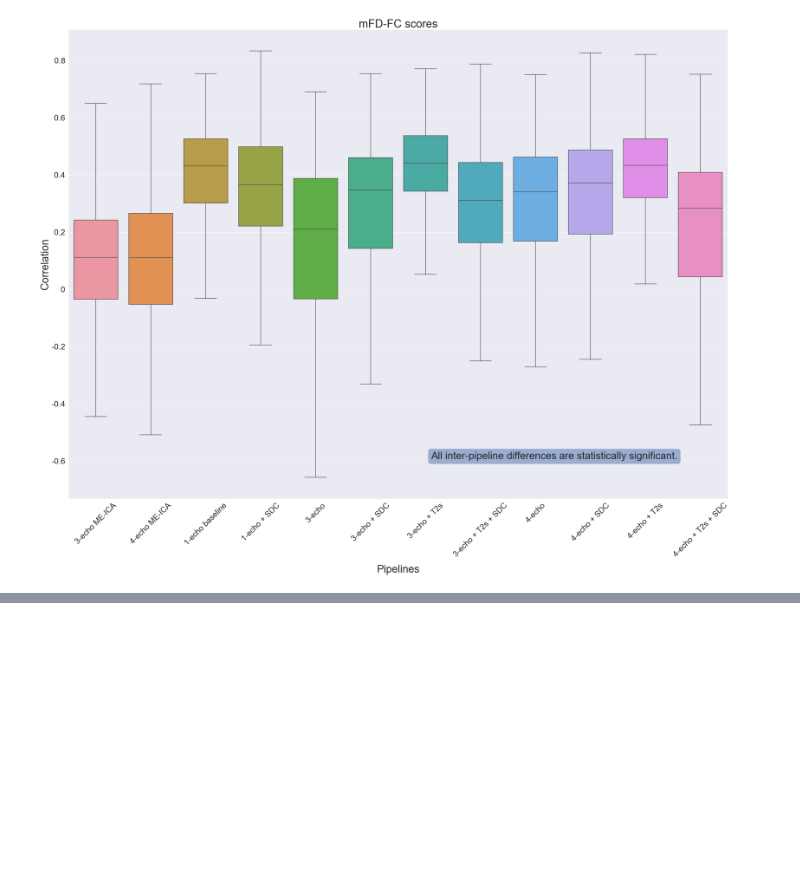
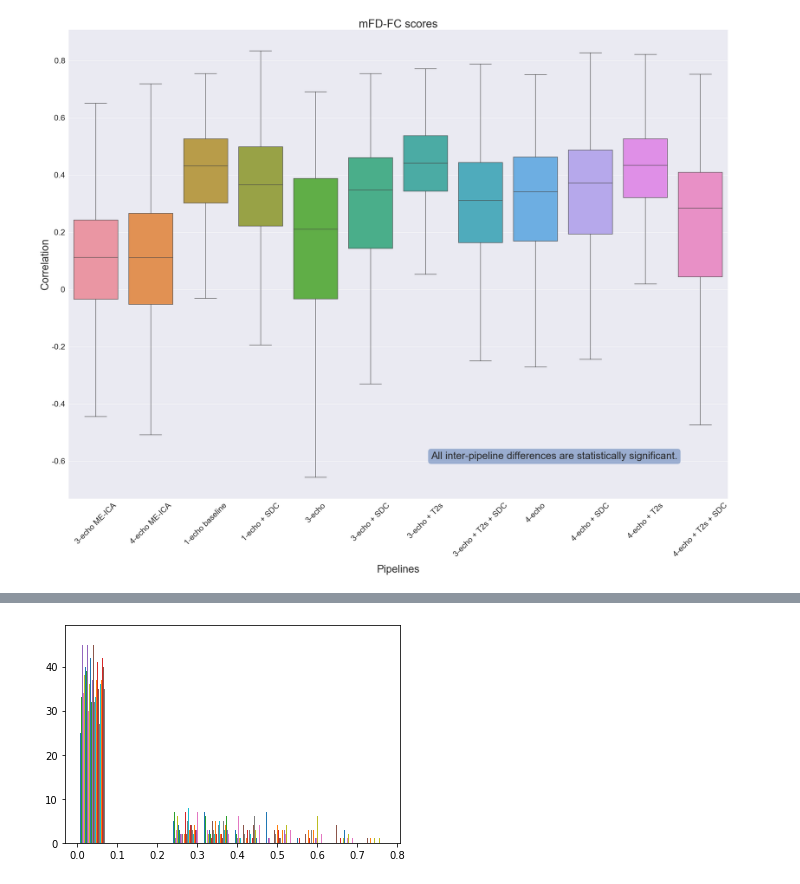
Before and after one commit to misho-dimitrov/Motion_Correction_rs-fMRI, a Jupyter notebook: calc_conn_mFD_multi_pipe.ipynb, the cells around one changed output, grey strips where cells are left out. Drawn from its saved outputs; the diff is of its cells as text; code cells hidden in the pictures; blank space fills up the shorter version.

Commit message:
added Fisher's z-transform to be able to compare my mFD-FC results to those of Dipasquale et al., 2017

```diff
--- a/calc_conn_mFD_multi_pipe.ipynb
+++ b/calc_conn_mFD_multi_pipe.ipynb
@@ -828,3 +836,6 @@ plt.savefig('mFD-FC.png')
 [figure]
 # %%
 # https://stackoverflow.com/questions/36578458/how-does-one-insert-statistical-annotations-stars-or-p-values-into-matplotlib
+# %%
+corr_matrix = pd.read_csv('~/Downloads/PhD/Analysis/QC/mfd-fc_pipeline0_matrix.csv', delimiter=',', header=None)
+corr_matrix = corr_matrix.to_numpy()
@@ -830,0 +876,2 @@ plt.savefig('mFD-FC.png')
+# %%
+corr_matrix[corr_matrix < 0.25] = 0
@@ -830,0 +894,10 @@ plt.savefig('mFD-FC.png')
+# %%
+# Fisher R-to-Z transform (to compare to the values from Dipasquale et al., 2017)
+corr_matrix_scaled = np.arctanh(corr_matrix)
+# %%
+plt.hist(corr_matrix_scaled
+         #, bins = 20
+        )
+plt.show()
+# %% [output]
+[figure, added]
```
Also changed, not shown: parts of 6 cells of this notebook.
